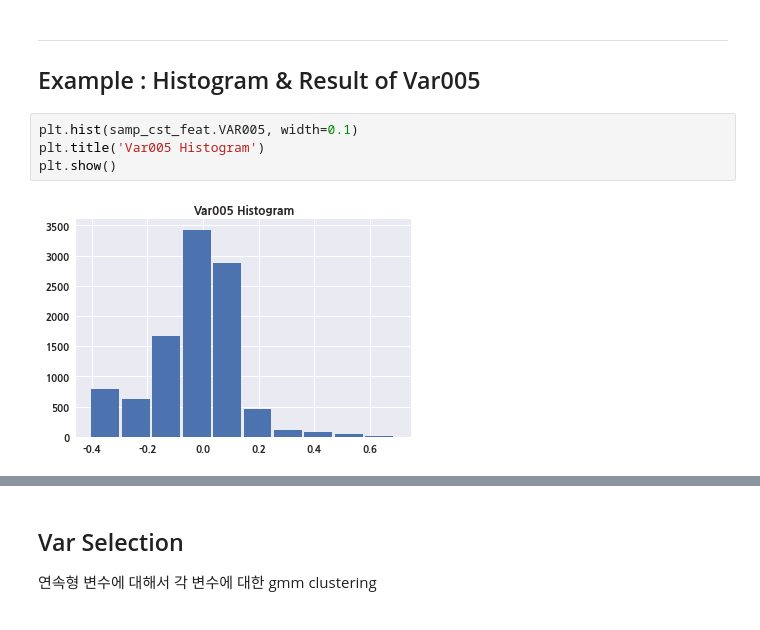
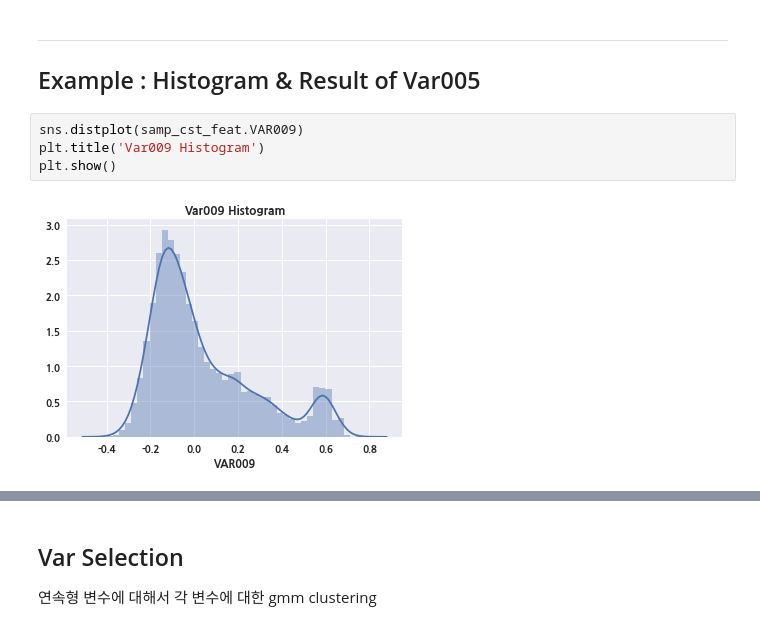
Before and after one commit to ilovemyminutes/SamsungCard2020, a Jupyter notebook: preprocess/GMM Preprocessing.ipynb, the cells around one changed output, grey strips where cells are left out. Drawn from its saved outputs; the diff is of its cells as text.

```diff
--- a/preprocess/GMM Preprocessing.ipynb
+++ b/preprocess/GMM Preprocessing.ipynb
@@ -43,11 +43,11 @@ Load variable_dtype
 ----
 ## Example : Histogram & Result of Var005
 # %%
-plt.hist(samp_cst_feat.VAR005, width=0.1)
-plt.title('Var005 Histogram')
+sns.distplot(samp_cst_feat.VAR009)
+plt.title('Var009 Histogram')
 plt.show()
 # %% [output]
-[figure, old version]
+[figure, new version]
 # %%
 from sklearn.mixture import GaussianMixture
 X = samp_cst_feat.VAR005.values.reshape(-1,1)
```
Also changed, not shown: parts of 2 cells of this notebook, 2 other files.
